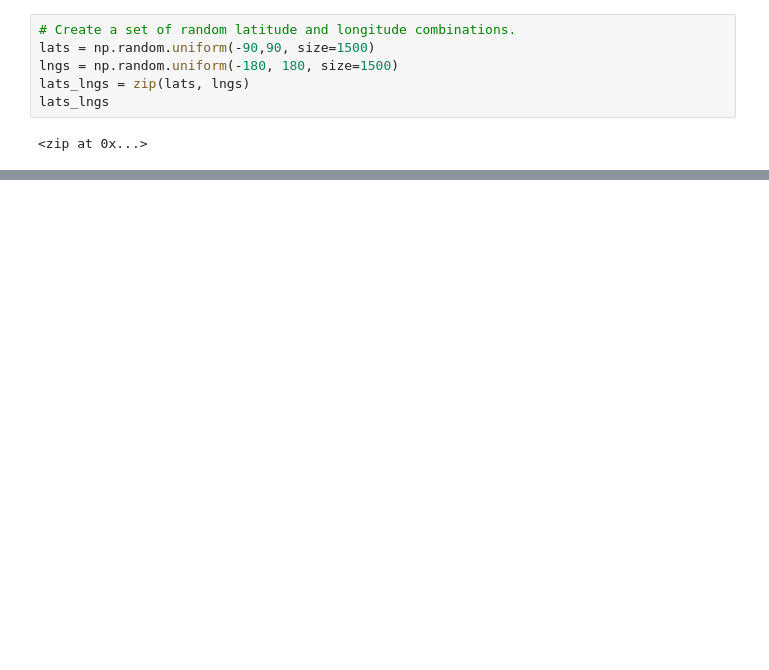
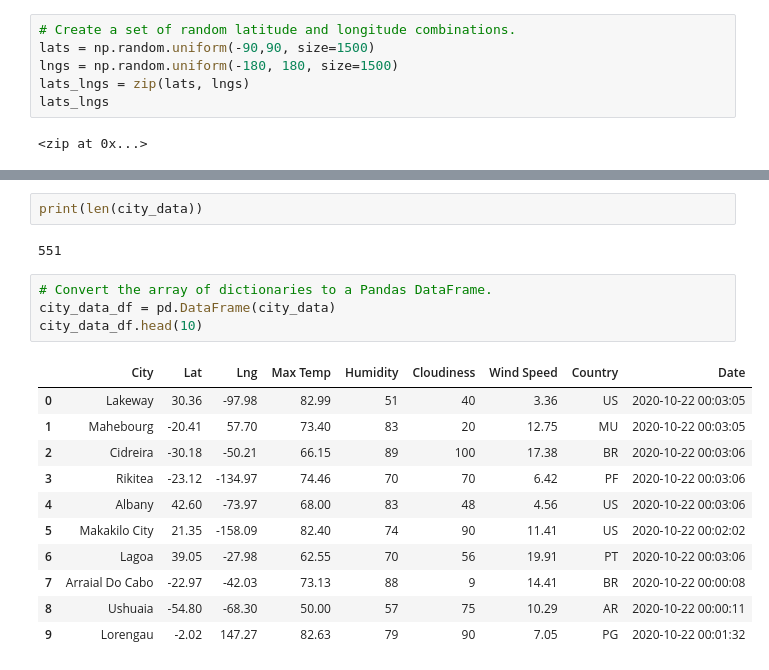
Before and after one commit to hariniv22/World_Weather_Analysis, a Jupyter notebook: WeatherPy.ipynb, the cells around one changed output, grey strips where cells are left out. Cells and saved outputs as stored; diff of their text form; blank space fills up the shorter version.

Commit message:
Adding weather data

```diff
--- a/WeatherPy.ipynb
+++ b/WeatherPy.ipynb
@@ -48,0 +124,20 @@ print(len(cities))
+# %%
+print(len(city_data))
+# %% [output]
+551
+# %%
+# Convert the array of dictionaries to a Pandas DataFrame.
+city_data_df = pd.DataFrame(city_data)
+city_data_df.head(10)
+# %% [output]
+|  | City | Lat | Lng | Max Temp | Humidity | Cloudiness | Wind Speed | Country | Date |
+| 0 | Lakeway | 30.36 | -97.98 | 82.99 | 51 | 40 | 3.36 | US | 2020-10-22 00:03:05 |
+| 1 | Mahebourg | -20.41 | 57.70 | 73.40 | 83 | 20 | 12.75 | MU | 2020-10-22 00:03:05 |
+| 2 | Cidreira | -30.18 | -50.21 | 66.15 | 89 | 100 | 17.38 | BR | 2020-10-22 00:03:06 |
+| 3 | Rikitea | -23.12 | -134.97 | 74.46 | 70 | 70 | 6.42 | PF | 2020-10-22 00:03:06 |
+| 4 | Albany | 42.60 | -73.97 | 68.00 | 83 | 48 | 4.56 | US | 2020-10-22 00:03:06 |
+| 5 | Makakilo City | 21.35 | -158.09 | 82.40 | 74 | 90 | 11.41 | US | 2020-10-22 00:02:02 |
+| 6 | Lagoa | 39.05 | -27.98 | 62.55 | 70 | 56 | 19.91 | PT | 2020-10-22 00:03:06 |
+| 7 | Arraial Do Cabo | -22.97 | -42.03 | 73.13 | 88 | 9 | 14.41 | BR | 2020-10-22 00:00:08 |
+| 8 | Ushuaia | -54.80 | -68.30 | 50.00 | 57 | 75 | 10.29 | AR | 2020-10-22 00:00:11 |
+| 9 | Lorengau | -2.02 | 147.27 | 82.63 | 79 | 90 | 7.05 | PG | 2020-10-22 00:01:32 |
```
Also changed, not shown: parts of 6 cells of this notebook, 2 other files.
